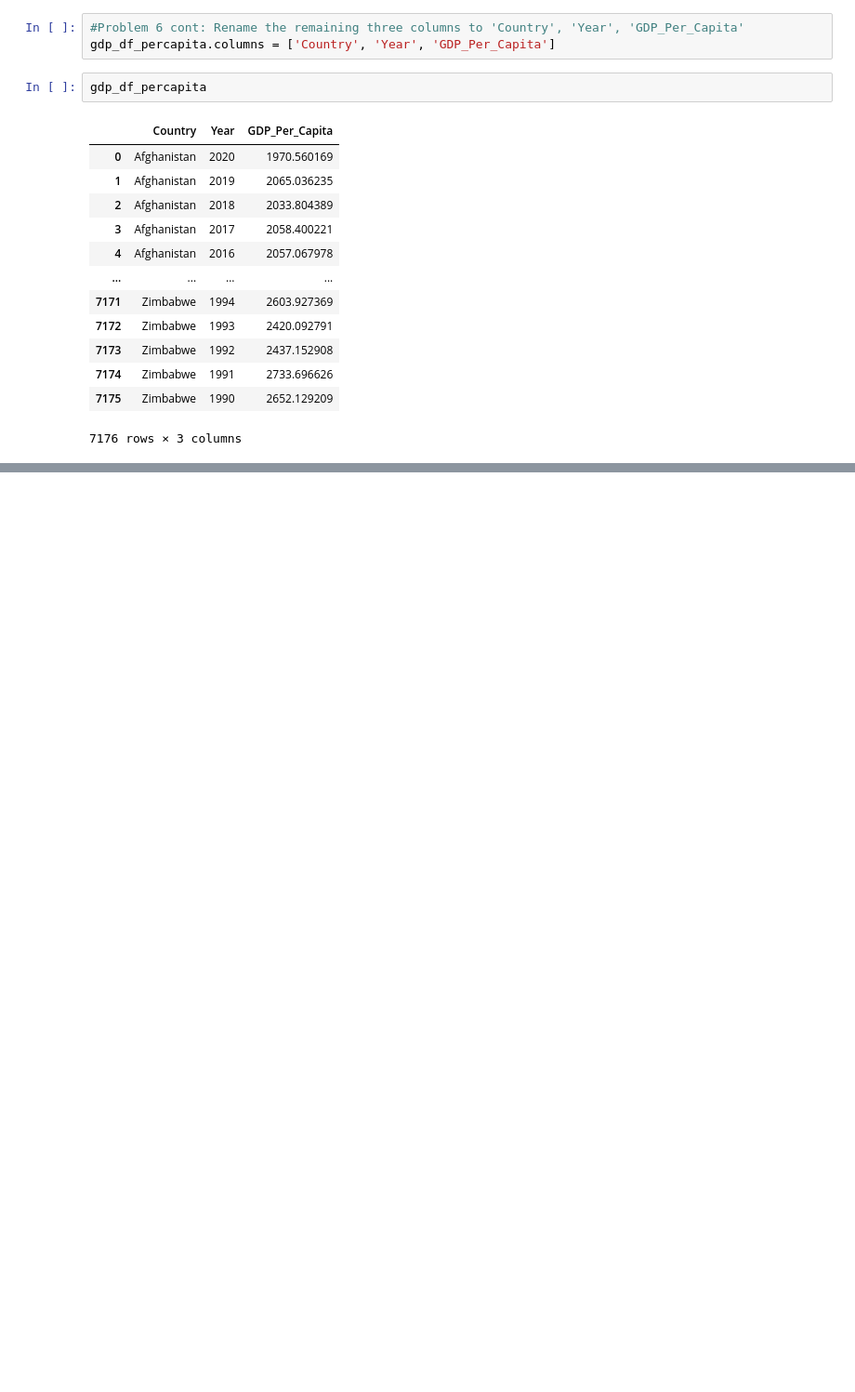
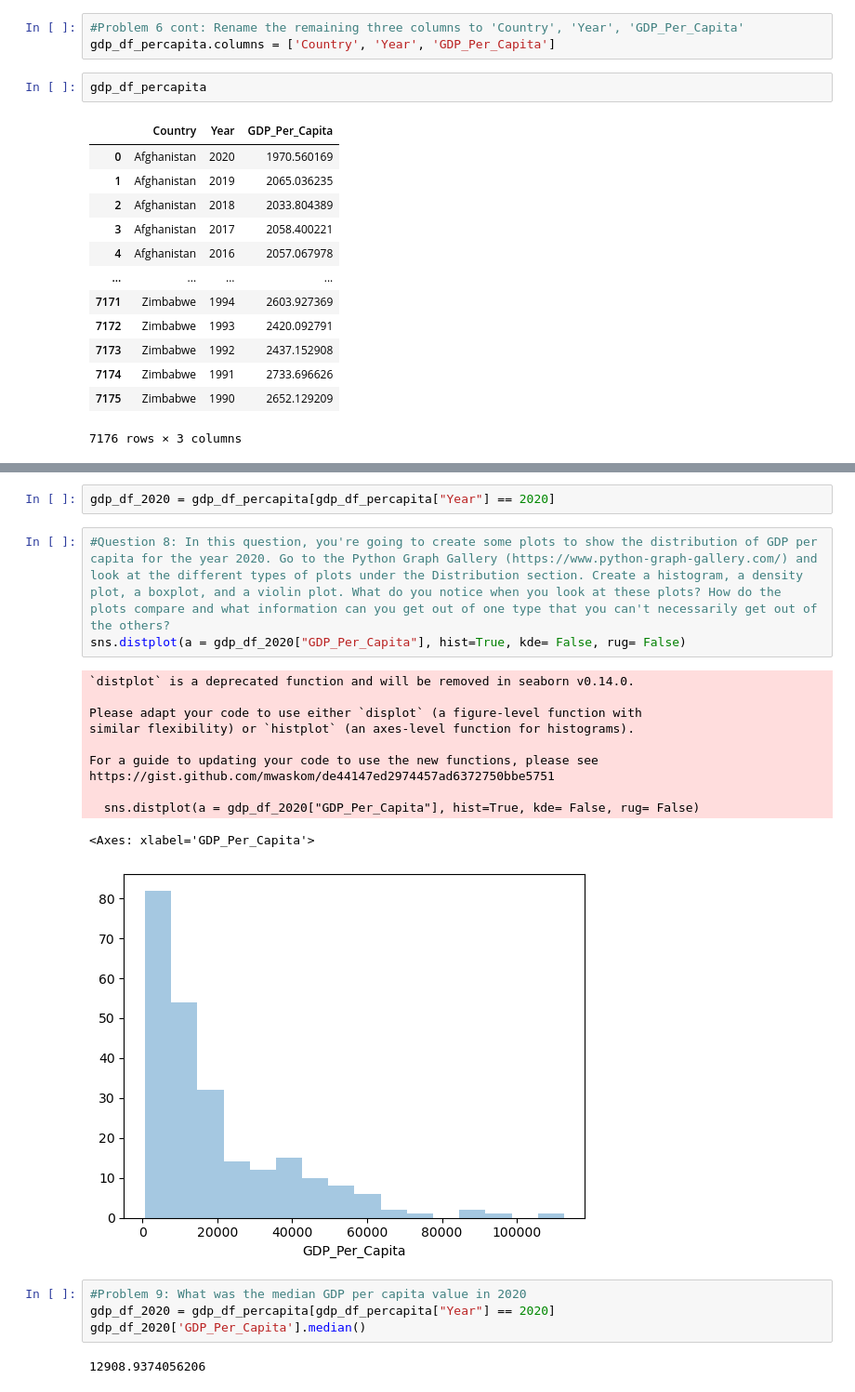
Before and after one commit to NSS-Full-Time-Data-Analytics-11/un-project-taylorfisher1012, a Jupyter notebook: notebooks/undata.ipynb, the cells around one changed output, grey strips where cells are left out. Shown at 93% size. Saved outputs shown, nothing was run; the diff lists cells and outputs as text; blank space fills up the shorter version.

```diff
--- a/notebooks/undata.ipynb
+++ b/notebooks/undata.ipynb
@@ -67,0 +112,23 @@ gdp_df_percapita
+# %%
+gdp_df_2020 = gdp_df_percapita[gdp_df_percapita["Year"] == 2020]
+# %%
+#Question 8: In this question, you're going to create some plots to show the distribution of GDP per capita for the year 2020. Go to the Python Graph Gallery (https://www.python-graph-gallery.com/) and look at the different types of plots under the Distribution section. Create a histogram, a density plot, a boxplot, and a violin plot. What do you notice when you look at these plots? How do the plots compare and what information can you get out of one type that you can't necessarily get out of the others?
+sns.distplot(a = gdp_df_2020["GDP_Per_Capita"], hist=True, kde= False, rug= False)
+# %% [output]
+`distplot` is a deprecated function and will be removed in seaborn v0.14.0.
+
+Please adapt your code to use either `displot` (a figure-level function with
+similar flexibility) or `histplot` (an axes-level function for histograms).
+
+For a guide to updating your code to use the new functions, please see
+https://gist.github.com/mwaskom/de44147ed2974457ad6372750bbe5751
+
+  sns.distplot(a = gdp_df_2020["GDP_Per_Capita"], hist=True, kde= False, rug= False)
+<Axes: xlabel='GDP_Per_Capita'>
+[figure, added]
+# %%
+#Problem 9: What was the median GDP per capita value in 2020
+gdp_df_2020 = gdp_df_percapita[gdp_df_percapita["Year"] == 2020]
+gdp_df_2020['GDP_Per_Capita'].median()
+# %% [output]
+12908.9374056206
```
Also changed, not shown: parts of 16 cells of this notebook.
